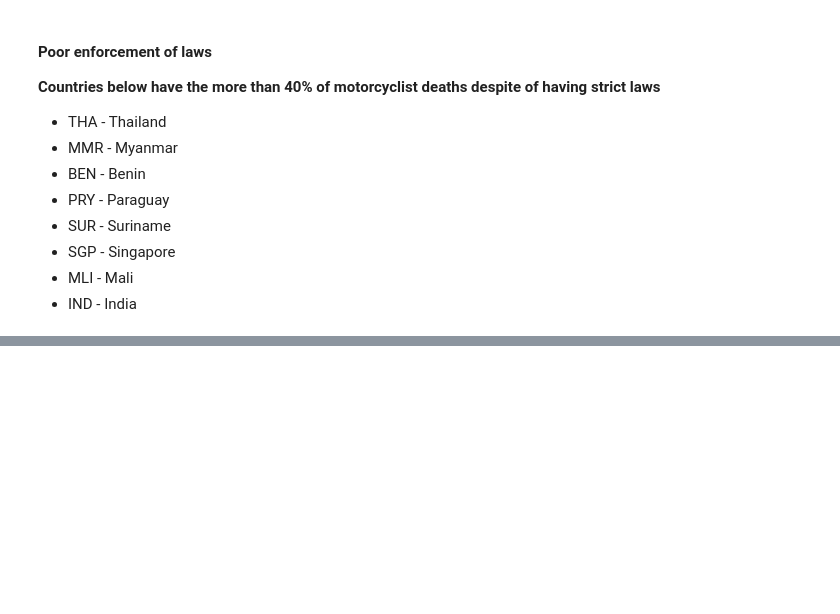
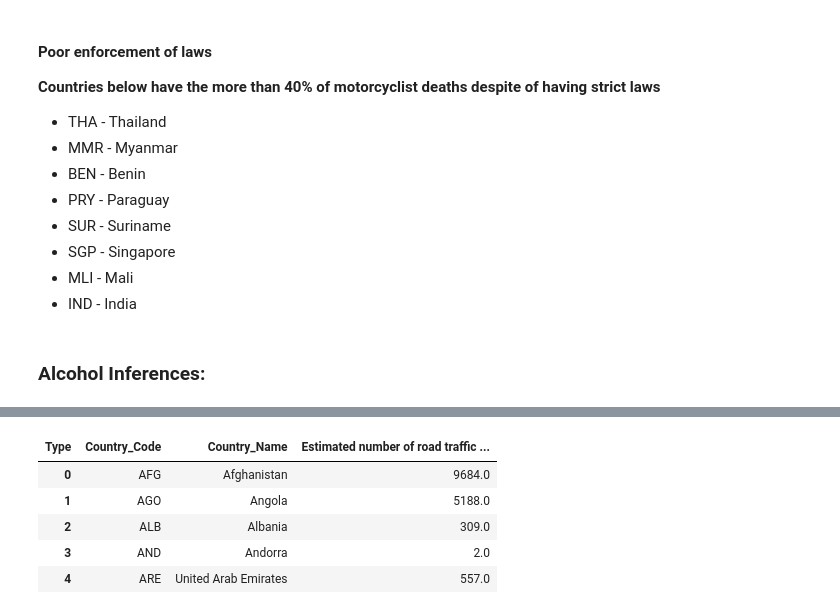
Before and after one commit to samarth2015/writing_assignment, a Jupyter notebook: Road_safety.ipynb, the cells around one changed output, grey strips where cells are left out. Saved outputs shown, nothing was run; the diff lists cells and outputs as text; code cells hidden in the pictures; blank space fills up the shorter version.

```diff
--- a/Road_safety.ipynb
+++ b/Road_safety.ipynb
@@ -428,3 +428,5 @@ fig.show()
 - SGP - Singapore
 - MLI - Mali
 - IND - India
+# %% [markdown]
+### Alcohol Inferences:
@@ -430,0 +436,46 @@ fig.show()
+# %%
+# World map using chloropleth for % deaths due to alcohol in each country/region
+
+import plotly.express as px
+import plotly.graph_objects as go
+import plotly.io as pio
+import pandas as pd
+
+# Load the dataset
+df = pd.read_csv('merged_dataset.csv')
+
+# Relevant values in 'Type' column:
+# Attribution of deaths to alcohol
+# Estimated number of road traffic deaths
+# We will use only the rows with both and calculate the percentage of deaths due to alcohol for each country/region
+
+# Filter the dataset for relevant types
+dfe = df[df['Type'].isin(['Estimated number of road traffic deaths'])]
+dfe.reset_index(drop=True, inplace=True)
+
+# The data in 'Value' for Estimated number of road traffic deaths is in the form 10 [8-12] i.e. average [low-high]
+# We need to convert this to a numeric value for calculations
+def extract_value(value):
+    if '[' in value:
+        # Extract the average value from the range
+        if "[" in value:
+            avg_value = value.split('[')[0].strip()
+            # Remove any spaces or commas
+            avg_value = avg_value.replace(' ', '').replace(',', '')
+            # Convert to float
+            avg_value = float(avg_value)
+        else:
+            avg_value = float(value)
+        return avg_value
+    else:
+        return float(value)
+
+# Apply the function to the 'Estimated number of road traffic deaths' values
+dfe['Value'] = dfe['Value'].apply(extract_value)
+display(dfe.head())
+
+# Create a pivot table to get the values for each country/region
+pivot_table_e = dfe.pivot_table(index=['Country_Code', 'Country_Name'], columns='Type', values='Value', aggfunc='mean').reset_index()
+
+display(pivot_table_e.head())  # Display the first few rows of the pivot table
+# %% [output]
@@ -430,0 +488,6 @@ fig.show()
+| Type | Country_Code | Country_Name | Estimated number of road traffic ... |
+| 0 | AFG | Afghanistan | 9684.0 |
+| 1 | AGO | Angola | 5188.0 |
+| 2 | ALB | Albania | 309.0 |
+| 3 | AND | Andorra | 2.0 |
+| 4 | ARE | United Arab Emirates | 557.0 |
```
Also changed, not shown: parts of 8 cells of this notebook.
